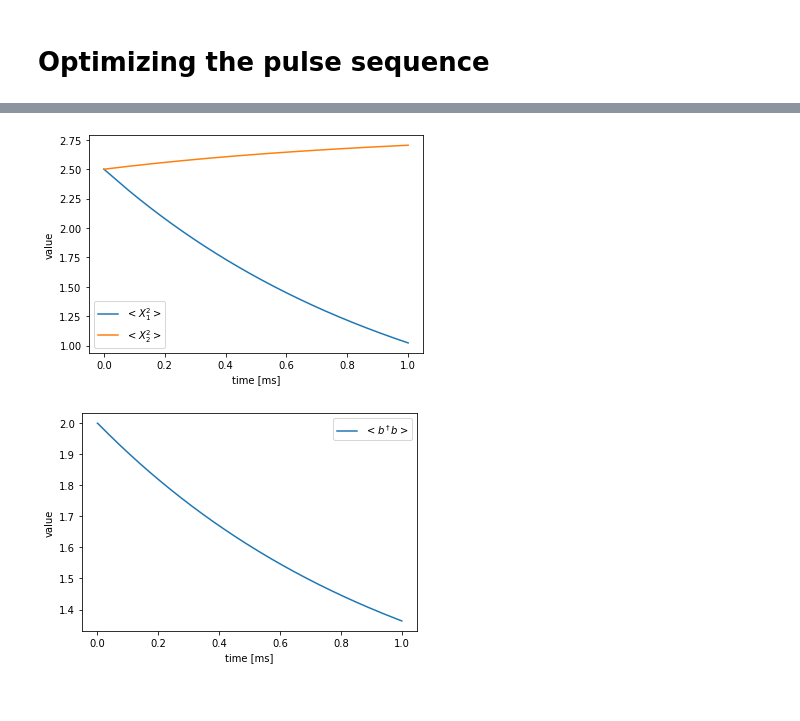
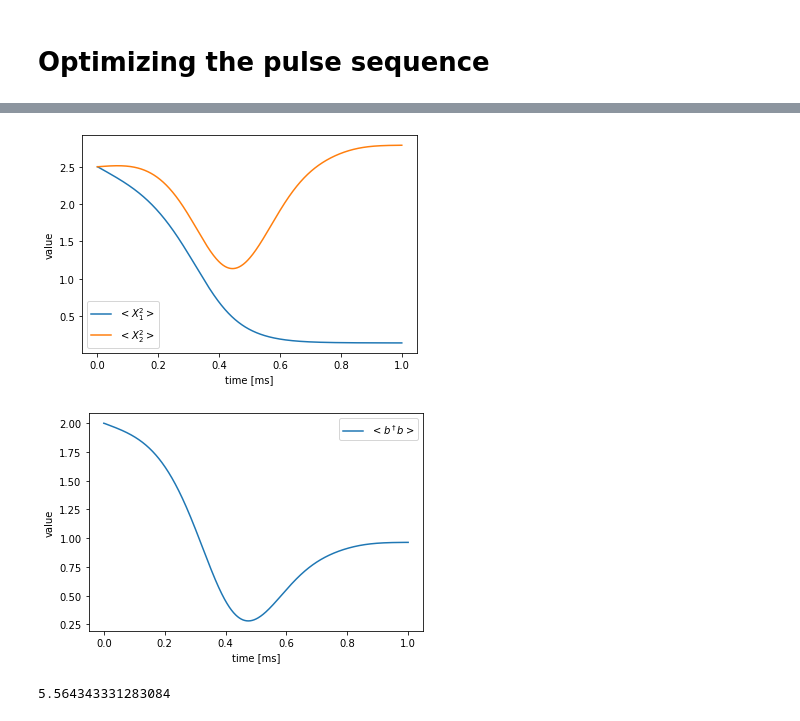
Before and after one commit to LucaTalamo/phys5070_final_project, a Jupyter notebook: mixed_state_optomechanical_squeezing.ipynb, the cells around one changed output, grey strips where cells are left out. Cells and saved outputs as stored; diff of their text form; code cells hidden in the pictures.

```diff
--- a/mixed_state_optomechanical_squeezing.ipynb
+++ b/mixed_state_optomechanical_squeezing.ipynb
@@ -160,7 +173,7 @@ plt.show()
 def S(t):
     """Shape function for the field update"""
     return krotov.shapes.flattop(
-        t, t_start=0, t_stop=1.5e-2, t_rise=1e-3, t_fall=1e-3, func='sinsq'
+        t, t_start=0, t_stop=1e-3, t_rise=5e-4, t_fall=5e-4, func='blackman'
     )
 
 
@@ -171,13 +184,13 @@ tlist2 = np.linspace(0,1e-3,1000) # time in seconds
 shape = np.zeros_like(tlist2)
 
 for ii in range(len(tlist2)):
-    shape[ii] = S(tlist[ii])
+    shape[ii] = S(tlist2[ii])
 
 plt.plot(tlist2, shape)
 
 # define global update step
 
-lambda_set = 5
+lambda_set = 2e-7 #starting with 1e-6 is good
 
 # define pulse options dictionary
 pulse_options = {
@@ -262,7 +275,7 @@ opt_result = krotov.optimize_pulses(
 #     info_hook=krotov.info_hooks.chain(
 #         krotov.info_hooks.print_debug_information
 #     ),
-    iter_stop = 4
+    iter_stop = 20
 )
 # %% [output]
 iter.      J_T   ∑∫gₐ(t)dt          J       ΔJ_T         ΔJ  secs
@@ -278,32 +326,40 @@ optimized_dynamics = opt_result.optimized_objectives[0].mesolve(
+# %%
+optimized_dynamics_expec = opt_result.optimized_objectives[0].mesolve(
+    tlist2, e_ops=[proj0,proj1, proj2]
+)
 # %%
 # plot squeezed and antisqueezed quadratures
 fig, ax = plt.subplots()
 ax.plot(
-    optimized_dynamics.times * 1000,
-    np.array(optimized_dynamics.expect[0]),
+    optimized_dynamics_expec.times * 1000,
+    np.array(optimized_dynamics_expec.expect[0]),
     label=r'$<X_1^2>$',
 )
 ax.plot(
-    optimized_dynamics.times * 1000,
-    np.array(optimized_dynamics.expect[1]),
+    optimized_dynamics_expec.times * 1000,
+    np.array(optimized_dynamics_expec.expect[1]),
     label=r'$<X_2^2>$',
 )
 ax.legend()
 ax.set_xlabel('time [ms]')
 ax.set_ylabel('value')
 plt.show(fig)
 
 # plot mechanical phonon number
 fig, ax = plt.subplots()
 ax.plot(
-    optimized_dynamics.times * 1000,
-    np.array(optimized_dynamics.expect[2]),
+    optimized_dynamics_expec.times * 1000,
+    np.array(optimized_dynamics_expec.expect[2]),
     label=r'$<b^\dagger b>$',
 )
 ax.legend()
 ax.set_xlabel('time [ms]')
 ax.set_ylabel('value')
 plt.show(fig)
 # %% [output]
-[figure, old version]
+[figure, new version]
-[figure, old version]
+[figure, new version]
+# %%
+print(10*np.log10((qt.fock_dm(Nb, 0)*X1m**2).tr()/optimized_dynamics_expec.expect[0][-1]))
+# %% [output]
+5.564343331283084
```
Also changed, not shown: parts of 8 cells of this notebook.
